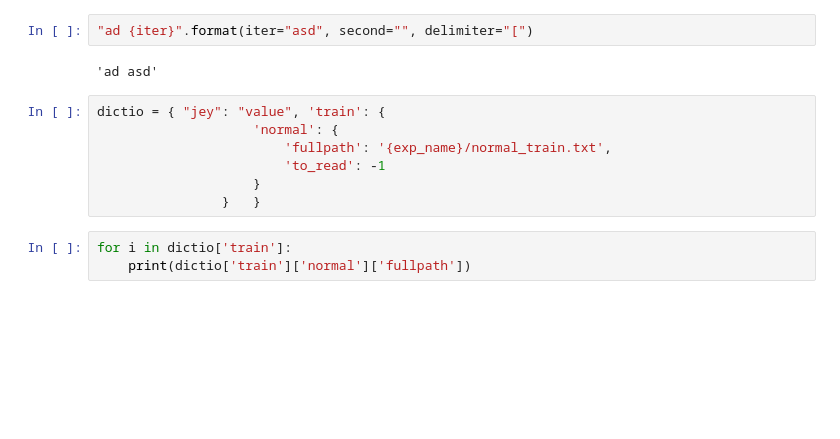
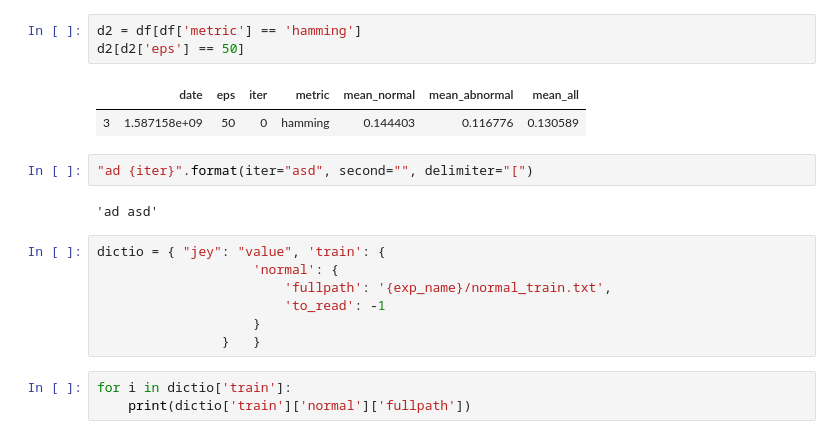
Before and after one commit to ramiroviszan/dp-gem, a Jupyter notebook: tests.ipynb, the cells around one changed output. Saved outputs shown, nothing was run; the diff lists cells and outputs as text; blank space fills up the shorter version.

```diff
--- a/tests.ipynb
+++ b/tests.ipynb
@@ -63,3 +68,9 @@ df
+# %%
+d2 = df[df['metric'] == 'hamming']
+d2[d2['eps'] == 50]
+# %% [output]
+|  | date | eps | iter | metric | mean_normal | mean_abnormal | mean_all |
+| 3 | 1.587158e+09 | 50 | 0 | hamming | 0.144403 | 0.116776 | 0.130589 |
 # %%
 "ad {iter}".format(iter="asd", second="", delimiter="[")
 # %% [output]
```
Also changed, not shown: parts of 41 cells of this notebook, 19 other files.
